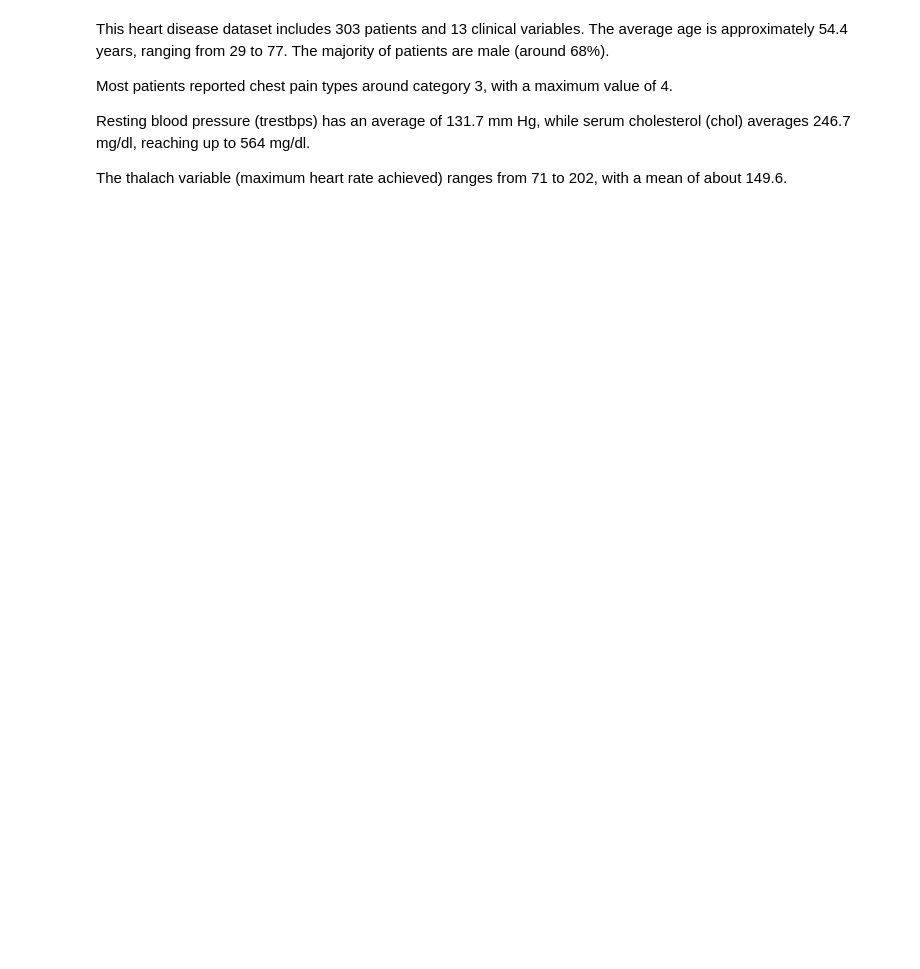
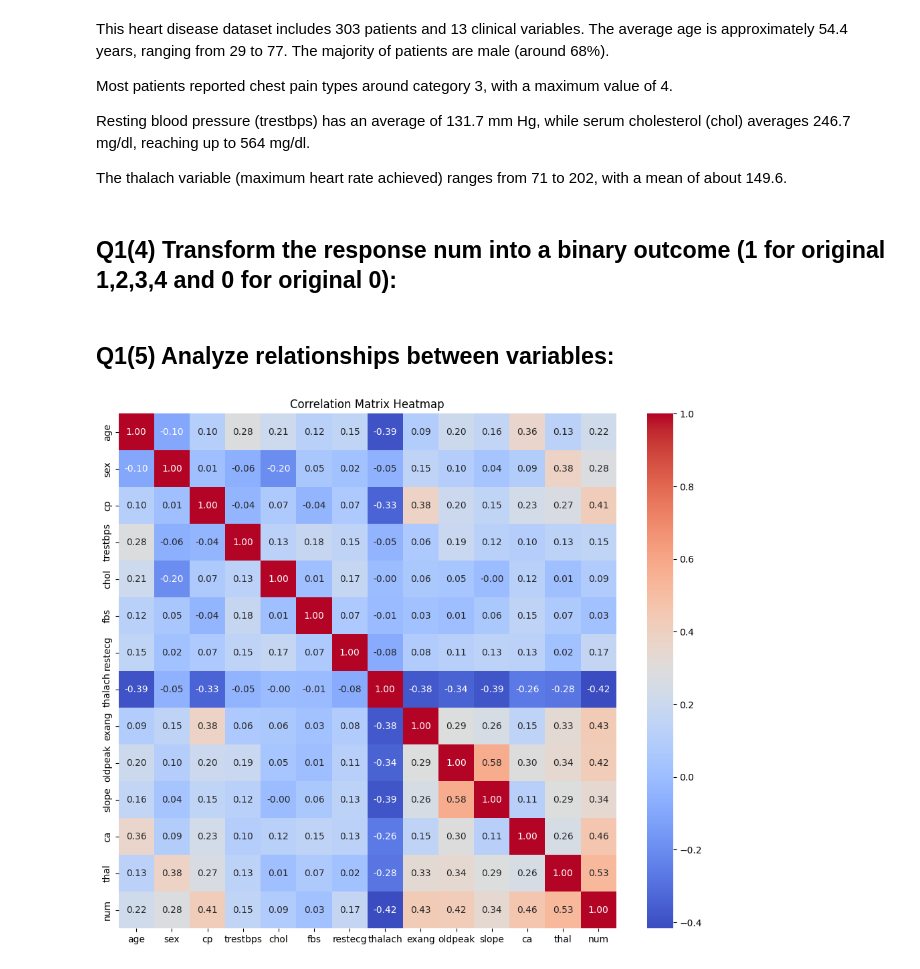
Before and after one commit to Shiyun00/clust-omics, a Jupyter notebook: STATS3DA3_A6.ipynb, the cells around one changed output. Drawn from its saved outputs; the diff is of its cells as text; code cells hidden in the pictures; blank space fills up the shorter version.

```diff
--- a/STATS3DA3_A6.ipynb
+++ b/STATS3DA3_A6.ipynb
@@ -107,3 +107,19 @@ Most patients reported chest pain types around category 3, with a maximum value
 Resting blood pressure (trestbps) has an average of 131.7 mm Hg, while serum cholesterol (chol) averages 246.7 mg/dl, reaching up to 564 mg/dl.
 
 The thalach variable (maximum heart rate achieved) ranges from 71 to 202, with a mean of about 149.6.
+# %% [markdown]
+## Q1(4)  Transform the response num into a binary outcome (1 for original 1,2,3,4 and 0 for original 0):
+# %%
+# Github Coplite is used to ransform the response variable into binary outcome.
+df['num'] = df['num'].apply(lambda x: 1 if x > 0 else 0)
+y = df['num']  # Update the response variable
+# %% [markdown]
+## Q1(5) Analyze relationships between variables:
+# %%
+correlation_matrix = df.corr()
+plt.figure(figsize=(12, 10))
+sns.heatmap(correlation_matrix, annot=True, cmap='coolwarm', fmt=".2f")
+plt.title("Correlation Matrix Heatmap")
+plt.show()
+# %% [output]
+[figure, added]
```
Also changed, not shown: parts of 12 cells of this notebook.
